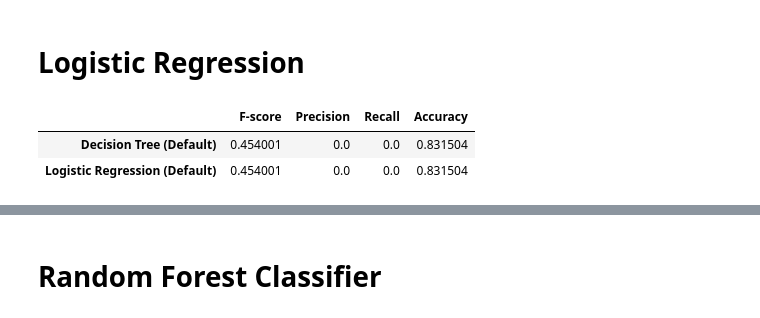
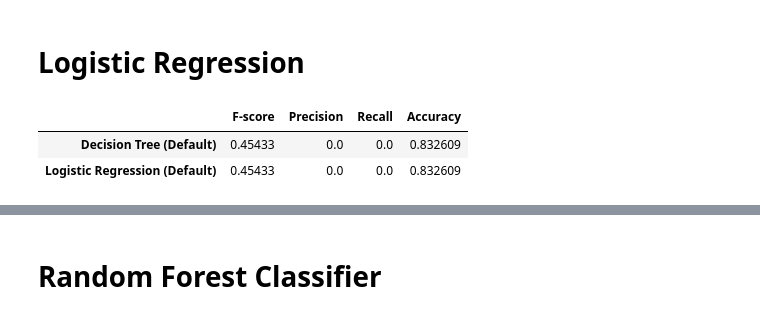
Before and after one commit to himanshudce/APM_BPI_2020, a Jupyter notebook: notebooks/model_building_and_evaluation.ipynb, the cells around one changed output, grey strips where cells are left out. Saved outputs shown, nothing was run; the diff lists cells and outputs as text; code cells hidden in the pictures.

```diff
--- a/notebooks/model_building_and_evaluation.ipynb
+++ b/notebooks/model_building_and_evaluation.ipynb
@@ -33,16 +31,16 @@ drive.mount('/content/drive')
 # %%
-data_test = load_data("/content/drive/MyDrive/APM_BPI_2022/boolean_encode_test_trace_len_6.pickle")
-data_train = load_data("/content/drive/MyDrive/APM_BPI_2022/boolean_encode_train_trace_len_6.pickle")
+data_test = load_data("../data/training_data/boolean_encode_test_trace_len_6.pickle")
+data_train = load_data("../data/training_data/boolean_encode_train_trace_len_6.pickle")
 # %% [markdown]
 # Model Building
 # %% [markdown]
 ## Scaling
 If needed, would take place here. Not required for binary values.
 # %%
-X_train = data_train['X']
-X_test = data_test['X']
-y_train = data_train['y']
-y_test = data_test['y']
+X_train = np.array(data_train['X'])
+X_test = np.array(data_test['X'])
+y_train = np.array(data_train['y'])
+y_test = np.array(data_test['y'])
 # %%
 print(len(X_train))
 print(len(y_train))
@@ -70,19 +66,16 @@ results_df = pd.DataFrame(index=['Decision Tree (Default)'],
 # %% [markdown]
 ## Decision Tree Classifier
 # %%
-# Create Decision Tree classifer object
+# Create Decision Tree classifier object
 dt = DecisionTreeClassifier()
 
-# Train Decision Tree Classifer
+# Train Decision Tree Classifier
 dt_fit = dt.fit(X_train,y_train)
 
 #Predict the response for test dataset
-#dt_predict = dt_fit.predict(X_test)
-dt_predict = dt_fit.predict(X_train)
+dt_predict = dt_fit.predict(X_test)
 
-#TODO: @Himanshu - using train data for evaluation because of incorrect test/train data setup.
-#results_df.loc['Decision Tree (Default)',:] = [f1_score(y_test,dt_predict, average='macro'), precision_score(y_test,dt_predict), recall_score(y_test,dt_predict),accuracy_score(y_test,dt_predict)]
-results_df.loc['Decision Tree (Default)',:] = [f1_score(y_train,dt_predict, average='macro'), precision_score(y_train,dt_predict), recall_score(y_train,dt_predict),accuracy_score(y_train,dt_predict)]
+results_df.loc['Decision Tree (Default)',:] = [f1_score(y_test,dt_predict, average='macro'), precision_score(y_test,dt_predict), recall_score(y_test,dt_predict),accuracy_score(y_test,dt_predict)]
 
 results_df.sort_values(by='F-score', ascending=False)
 # %% [output]
@@ -93,15 +101,14 @@ results_df.sort_values(by='F-score', ascending=False)
 # %%
 # Training the Logistic Regression model on the Training set
 lr = LogisticRegression(random_state=42)
 lr_fit = lr.fit(X_train, y_train)
 # Predicting the Test set results
-#lr_predict = lr_fit.predict(X_test)
-lr_predict = lr_fit.predict(X_train)
+lr_predict = lr_fit.predict(X_test)
 
-#results_df.loc['Logistic Regression (Default)',:] = [f1_score(y_test,lr_predict, average='macro'), precision_score(y_test,lr_predict), recall_score(y_test,lr_predict),accuracy_score(y_test,lr_predict)]
-results_df.loc['Logistic Regression (Default)',:] = [f1_score(y_train,lr_predict, average='macro'), precision_score(y_train,lr_predict), recall_score(y_train,lr_predict),accuracy_score(y_train,lr_predict)]
+results_df.loc['Logistic Regression (Default)',:] = [f1_score(y_test,lr_predict, average='macro'), precision_score(y_test,lr_predict), recall_score(y_test,lr_predict),accuracy_score(y_test,lr_predict)]
+
 results_df.sort_values(by='F-score', ascending=False)
 # %% [output]
 |  | F-score | Precision | Recall | Accuracy |
-| Decision Tree (Default) | 0.454001 | 0.0 | 0.0 | 0.831504 |
-| Logistic Regression (Default) | 0.454001 | 0.0 | 0.0 | 0.831504 |
+| Decision Tree (Default) | 0.45433 | 0.0 | 0.0 | 0.832609 |
+| Logistic Regression (Default) | 0.45433 | 0.0 | 0.0 | 0.832609 |
```
Also changed, not shown: parts of 13 cells of this notebook.
